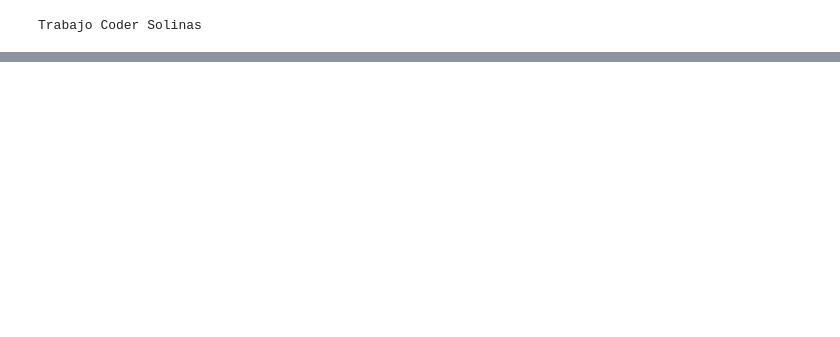
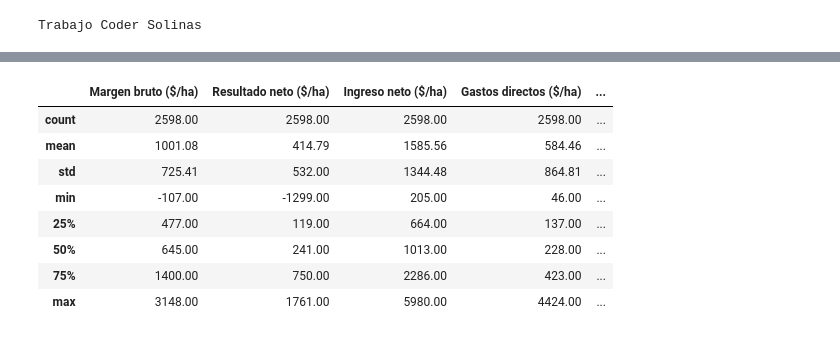
Before and after one commit to JuanSol26/Coderhouse-Solinas, a Jupyter notebook: Trabajo_Coder_Solinas.ipynb, the cells around one changed output, grey strips where cells are left out. Saved outputs shown, nothing was run; the diff lists cells and outputs as text; code cells hidden in the pictures; blank space fills up the shorter version.

```diff
--- a/Trabajo_Coder_Solinas.ipynb
+++ b/Trabajo_Coder_Solinas.ipynb
@@ -23,0 +60,12 @@ df_carne.head()
+# %%
+df_carne.describe().round(2)
+# %% [output]
+|  | Margen bruto ($/ha) | Resultado neto ($/ha) | Ingreso neto ($/ha) | Gastos directos ($/ha) | ... |
+| count | 2598.00 | 2598.00 | 2598.00 | 2598.00 | ... |
+| mean | 1001.08 | 414.79 | 1585.56 | 584.46 | ... |
+| std | 725.41 | 532.00 | 1344.48 | 864.81 | ... |
+| min | -107.00 | -1299.00 | 205.00 | 46.00 | ... |
+| 25% | 477.00 | 119.00 | 664.00 | 137.00 | ... |
+| 50% | 645.00 | 241.00 | 1013.00 | 228.00 | ... |
+| 75% | 1400.00 | 750.00 | 2286.00 | 423.00 | ... |
+| max | 3148.00 | 1761.00 | 5980.00 | 4424.00 | ... |
```
Also changed, not shown: parts of 14 cells of this notebook.
